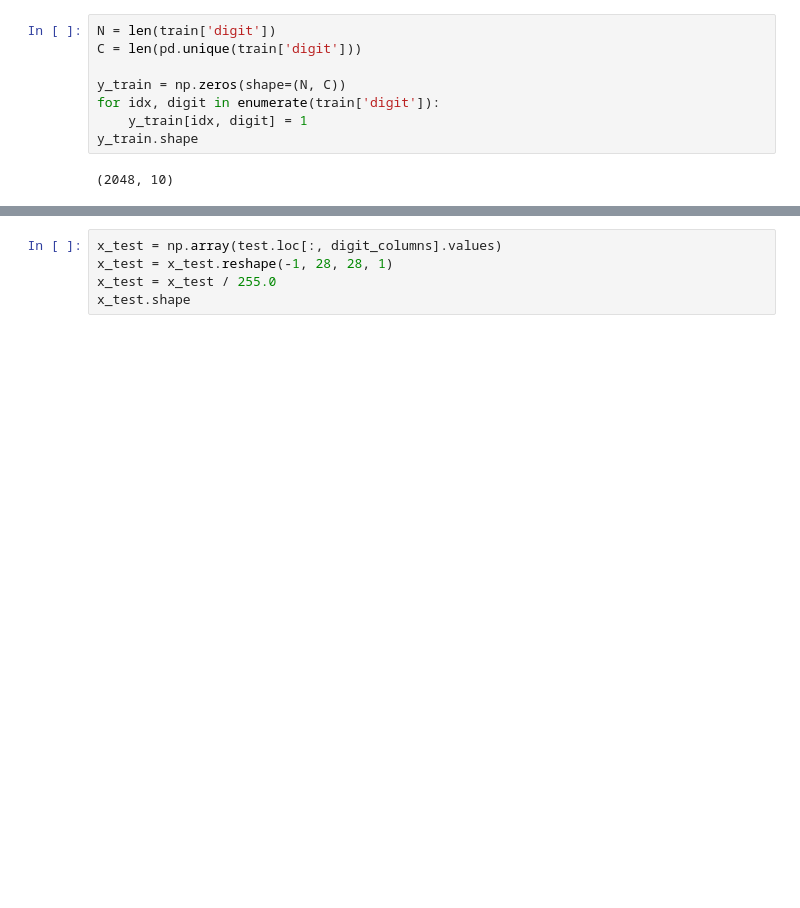
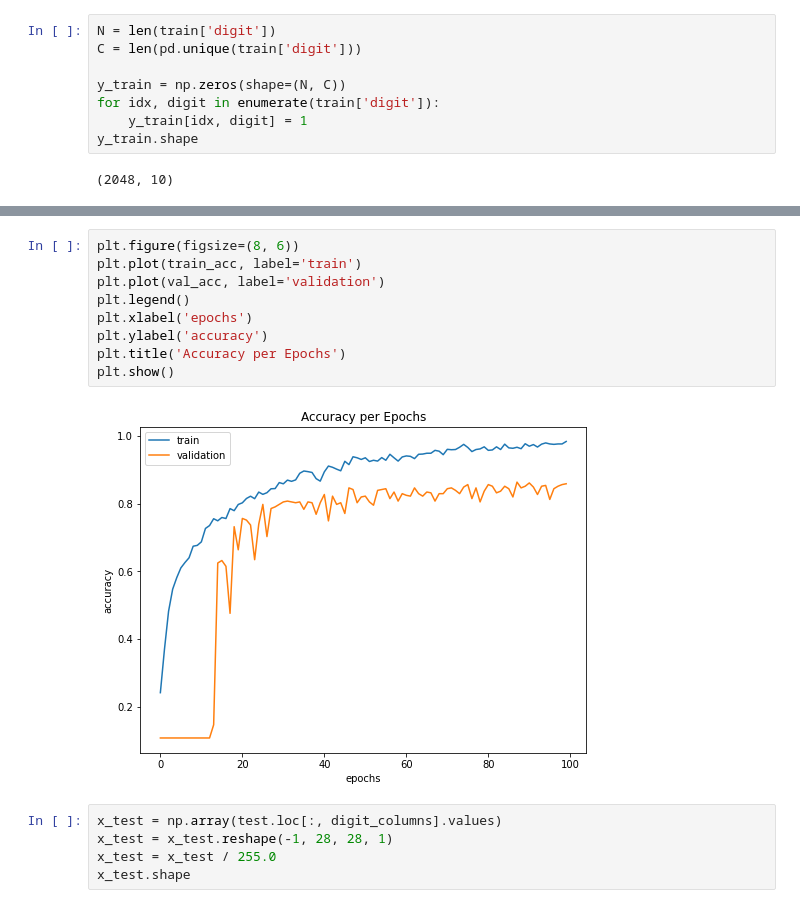
Before and after one commit to dhsong95/dacon-emnist-competition, a Jupyter notebook: notebooks/EMNIST_Notebook.ipynb, the cells around one changed output, grey strips where cells are left out. Saved outputs shown, nothing was run; the diff lists cells and outputs as text; blank space fills up the shorter version.

```diff
--- a/notebooks/EMNIST_Notebook.ipynb
+++ b/notebooks/EMNIST_Notebook.ipynb
@@ -153,3 +181,14 @@ Epoch 100/100
+# %%
+plt.figure(figsize=(8, 6))
+plt.plot(train_acc, label='train')
+plt.plot(val_acc, label='validation')
+plt.legend()
+plt.xlabel('epochs')
+plt.ylabel('accuracy')
+plt.title('Accuracy per Epochs')
+plt.show()
+# %% [output]
+[figure, added]
 # %%
 x_test = np.array(test.loc[:, digit_columns].values)
 x_test = x_test.reshape(-1, 28, 28, 1)
```
Also changed, not shown: parts of 9 cells of this notebook.
